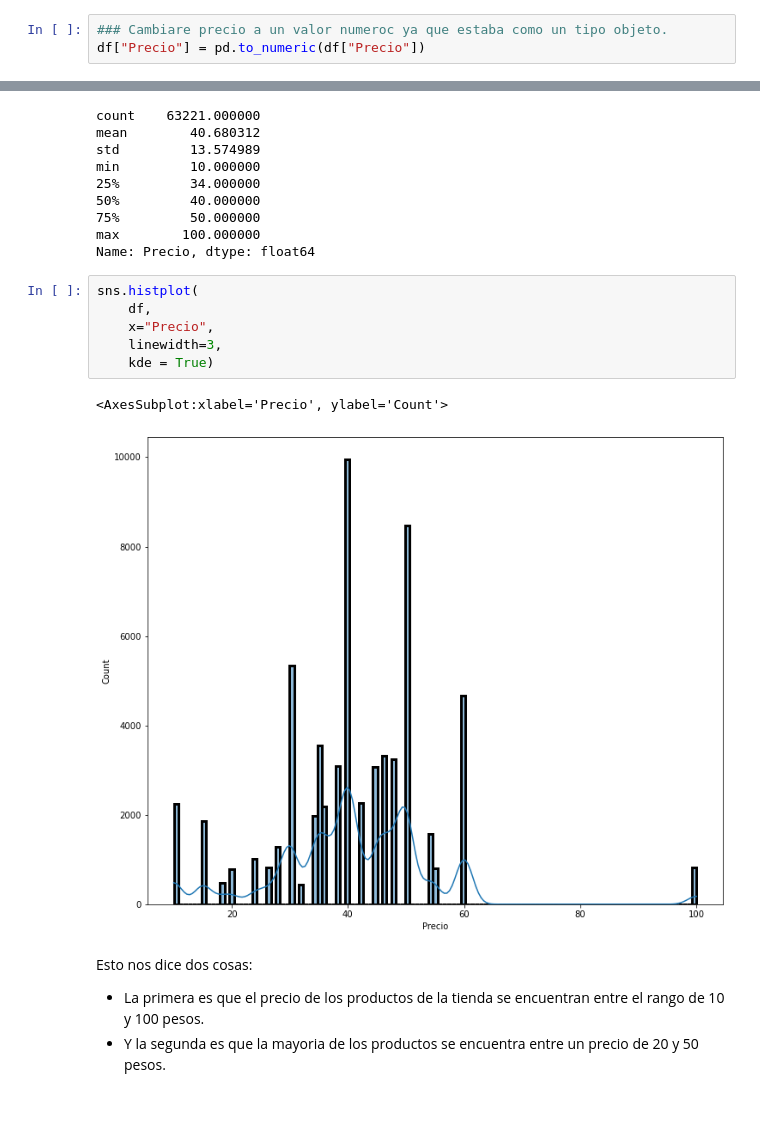
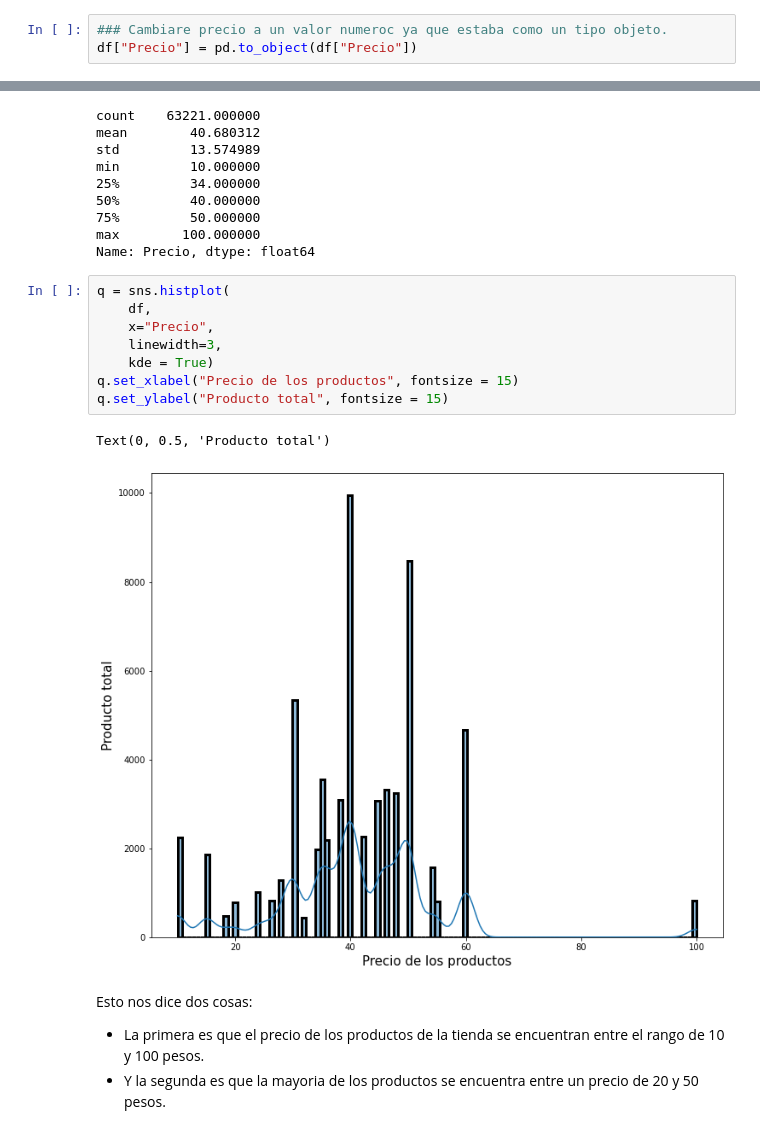
Before and after one commit to joseluistello/Python--, a Jupyter notebook: Data-Analysis-Python/Data analysis with Python.ipynb, the cells around one changed output, grey strips where cells are left out. Saved outputs shown, nothing was run; the diff lists cells and outputs as text; blank space fills up the shorter version.

```diff
--- a/Data-Analysis-Python/Data analysis with Python.ipynb
+++ b/Data-Analysis-Python/Data analysis with Python.ipynb
@@ -43,7 +43,7 @@ dtypes: float64(1), int64(1), object(10)
 memory usage: 5.8+ MB
 # %%
 ### Cambiare precio a un valor numeroc ya que estaba como un tipo objeto.
-df["Precio"] = pd.to_numeric(df["Precio"])
+df["Precio"] = pd.to_object(df["Precio"])
 # %% [markdown]
 #### Mi analisis cambia dependiendo el objetivo.
 
@@ -67,14 +67,16 @@ min         10.000000
 max        100.000000
 Name: Precio, dtype: float64
 # %%
-sns.histplot(
+q = sns.histplot(
     df,
     x="Precio",
     linewidth=3,
     kde = True)
+q.set_xlabel("Precio de los productos", fontsize = 15)
+q.set_ylabel("Producto total", fontsize = 15)
 # %% [output]
-<AxesSubplot:xlabel='Precio', ylabel='Count'>
+Text(0, 0.5, 'Producto total')
-[figure, old version]
+[figure, new version]
 # %% [markdown]
 Esto nos dice dos cosas:
 * La primera es que el precio de los productos de la tienda se encuentran entre el rango de 10 y 100 pesos.
```
Also changed, not shown: parts of 15 cells of this notebook, 2 other files.
